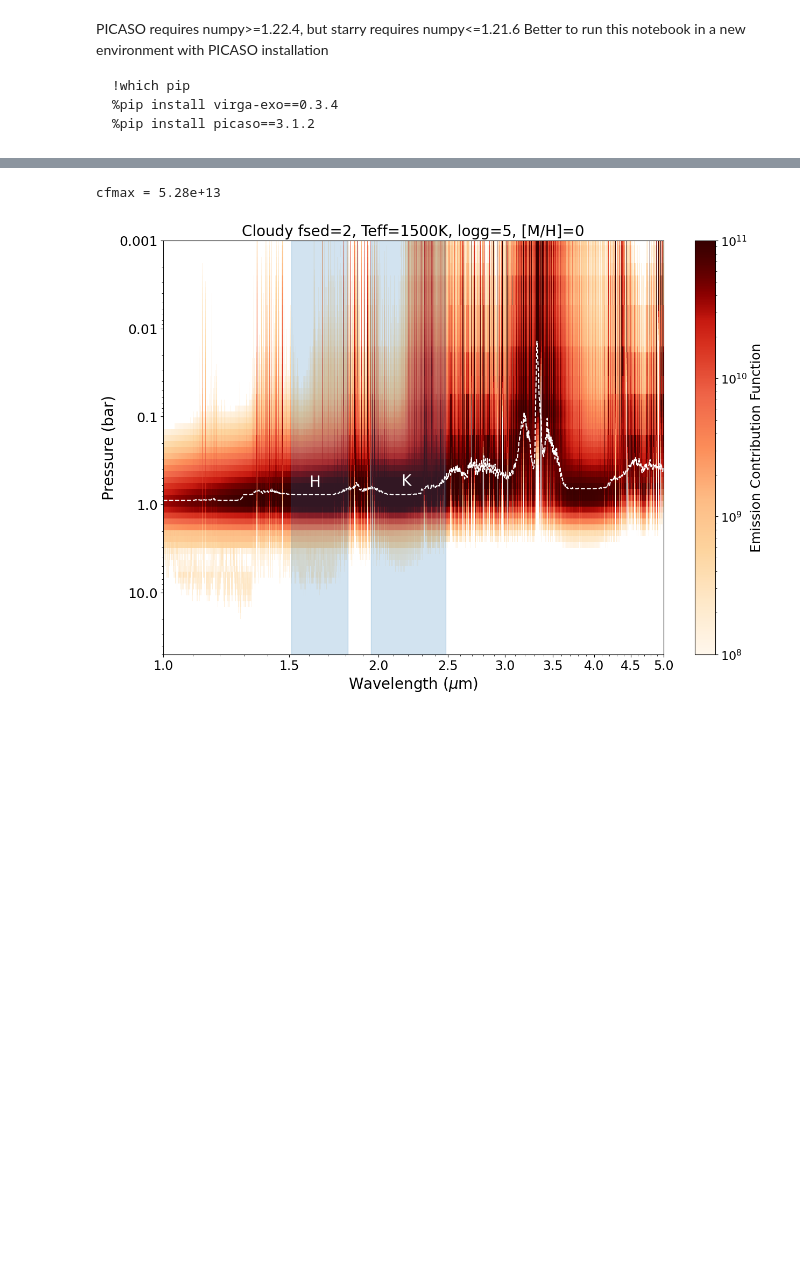
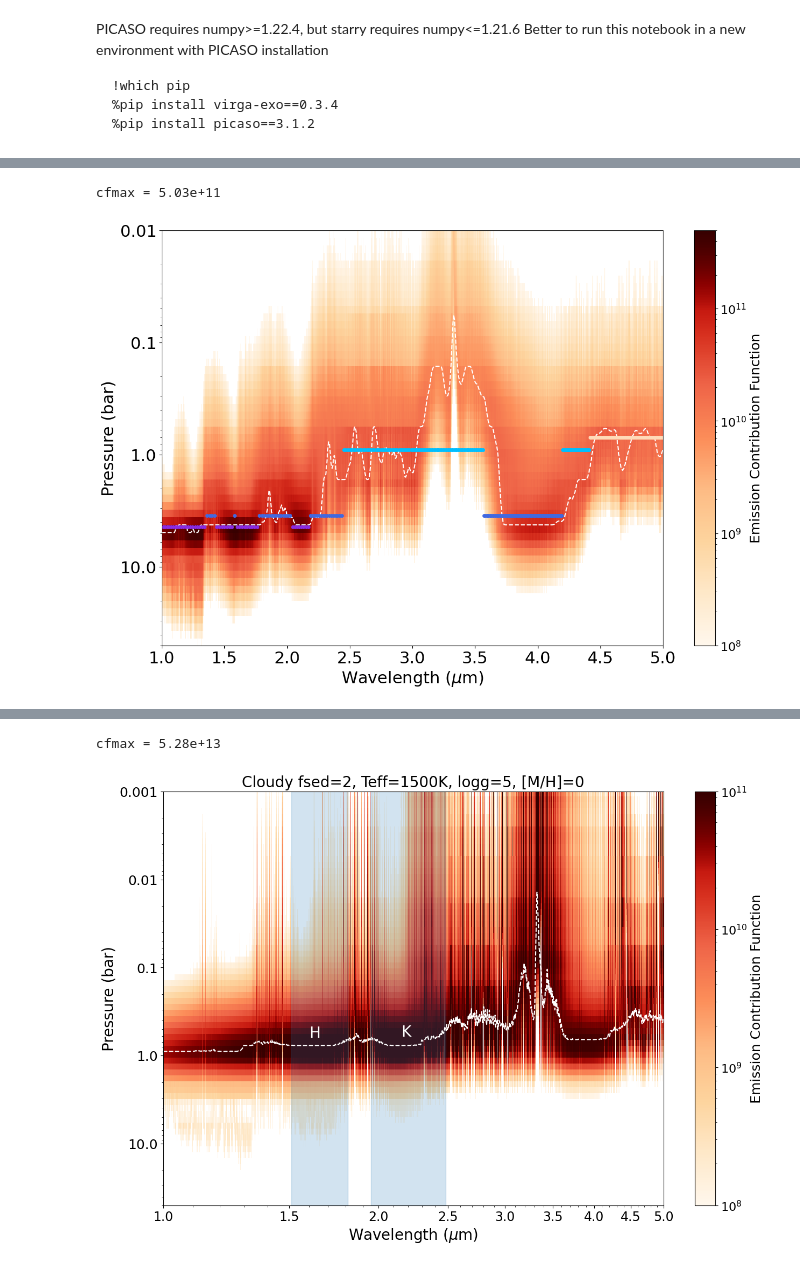
Before and after one commit to alphalyncis/doppler-imaging-maxentropy, a Jupyter notebook: scripts/cfplot_cldy_nrs.ipynb, the cells around one changed output, grey strips where cells are left out. Cells and saved outputs as stored; diff of their text form; code cells hidden in the pictures; blank space fills up the shorter version.

```diff
--- a/scripts/cfplot_cldy.ipynb
+++ b/scripts/cfplot_cldy_nrs.ipynb
@@ -201,0 +305,26 @@ cfmax = 5.28e+13
+# %%
+cf, cf_scaled = plot_cf(cld_out['fsed8'], R=500)
+#plt.text(1.6, 3., "H", color="white", fontsize=20)
+#plt.text(2.15, 2., "K", color="white", fontsize=20)
+#plt.text(1.71, 42, "H", color="darkslategrey", fontsize=20)
+#plt.text(2.36, 42, "K", color="darkslategrey", fontsize=20)
+ms = 8
+ind0 = np.where(clusters==0)[0]
+ind1 = np.where(clusters==1)[0]
+ind2 = np.where(clusters==2)[0]
+ind3 = np.where(clusters==3)[0]
+plt.plot(wls[ind0], 4.4*np.ones_like(wls[ind0]), '.', ms=ms, color='blueviolet')
+plt.plot(wls[ind1], 3.5*np.ones_like(wls[ind1]), '.', ms=ms, color='royalblue')
+plt.plot(wls[ind2], 0.9*np.ones_like(wls[ind2]), '.', ms=ms, color='deepskyblue')
+plt.plot(wls[ind3], 0.7*np.ones_like(wls[ind3]), '.', ms=ms, color='peachpuff')
+#plt.title(f"Cloudless, Teff={Teff}K, logg=5, [M/H]=0", fontdict={'fontsize': 20})
+plt.xticks([1., 1.5, 2., 2.5, 3., 3.5, 4., 4.5],fontsize=22)
+plt.xscale('linear')
+plt.yticks(fontsize=22)
+plt.xlabel("Wavelength ($\mu$m)", fontsize=22)
+plt.ylabel("Pressure (bar)", fontsize=22)
+
+plt.savefig('cf_nrs.png', dpi=200, bbox_inches='tight', transparent=True);
+# %% [output]
+cfmax = 5.03e+11
+[figure, added]
```
Also changed, not shown: parts of 11 cells of this notebook, 20 other files.
